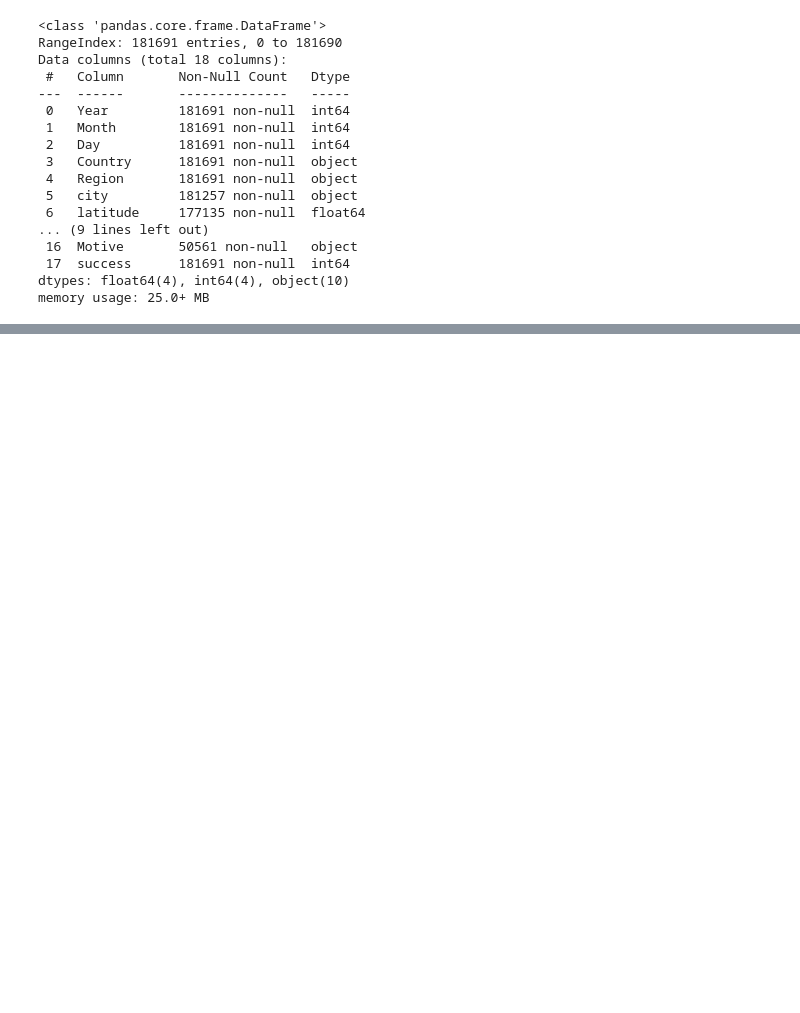
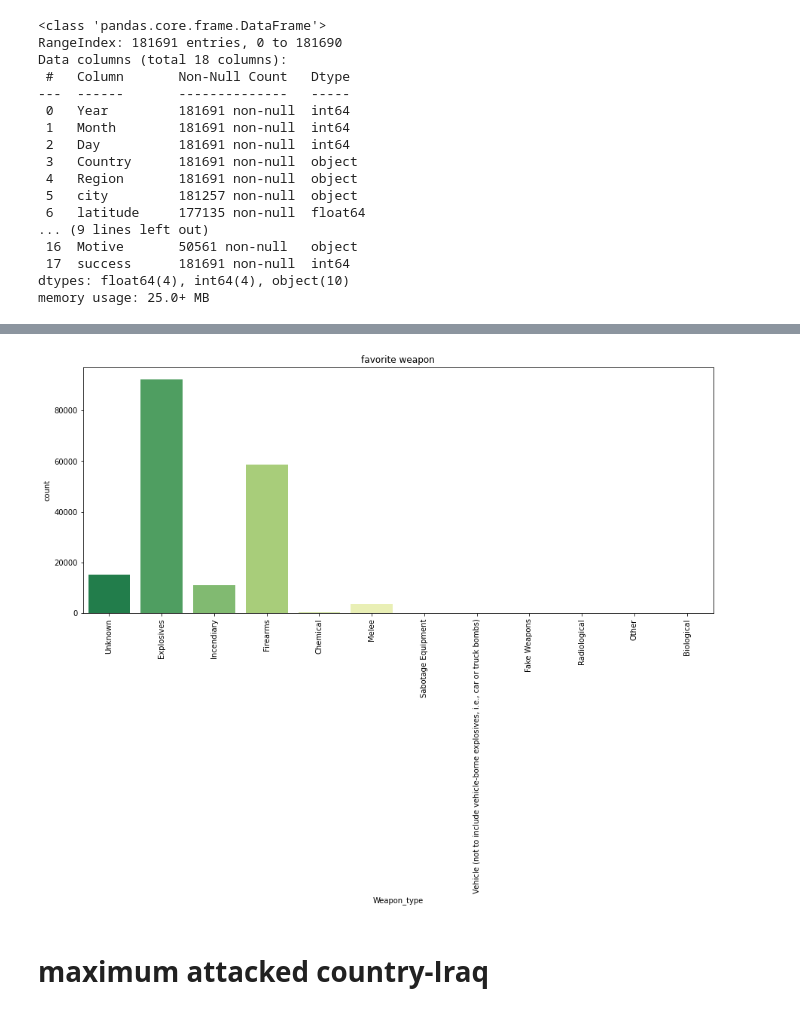
Before and after one commit to sweetyjunnarkar/Terrorism-around-the-Globe, a Jupyter notebook: Sweety_Junnarkar_Team_5_Capstone_Project.ipynb, the cells around one changed output, grey strips where cells are left out. Cells and saved outputs as stored; diff of their text form; code cells hidden in the pictures; blank space fills up the shorter version.

```diff
--- a/Sweety_Junnarkar_Team_5_Capstone_Project.ipynb
+++ b/Sweety_Junnarkar_Team_5_Capstone_Project.ipynb
@@ -80,0 +80,10 @@ Name: Year, dtype: int64
+# %%
+plt.subplots(figsize=(15,6))
+sns.countplot('Weapon_type',data=terror_df,palette='RdYlGn_r')
+plt.xticks(rotation=90)
+plt.title('favorite weapon')
+plt.show()
+# %% [output]
+[figure, added]
+# %% [markdown]
+# **maximum attacked country-Iraq**
```
Also changed, not shown: parts of 16 cells of this notebook.
